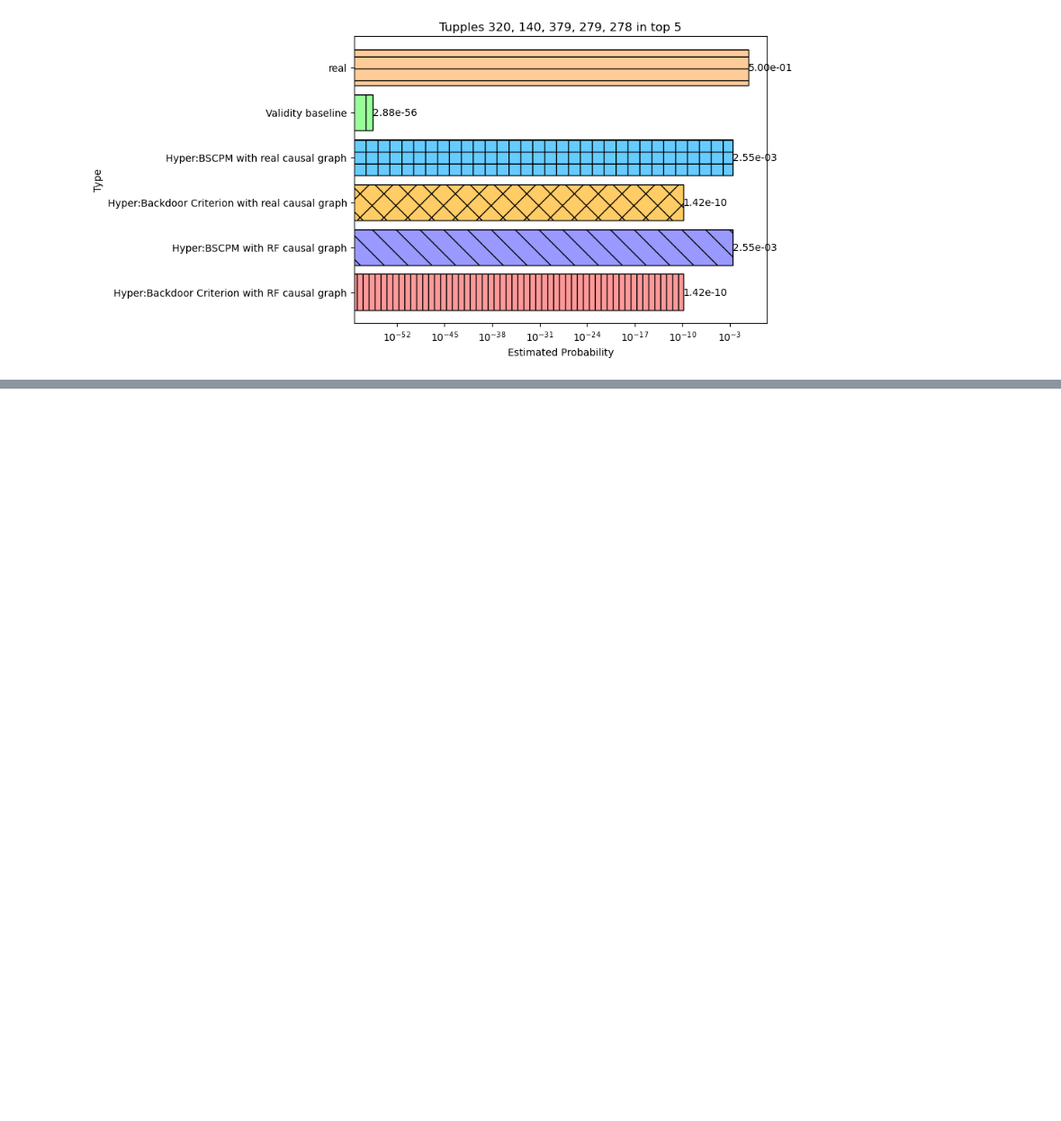
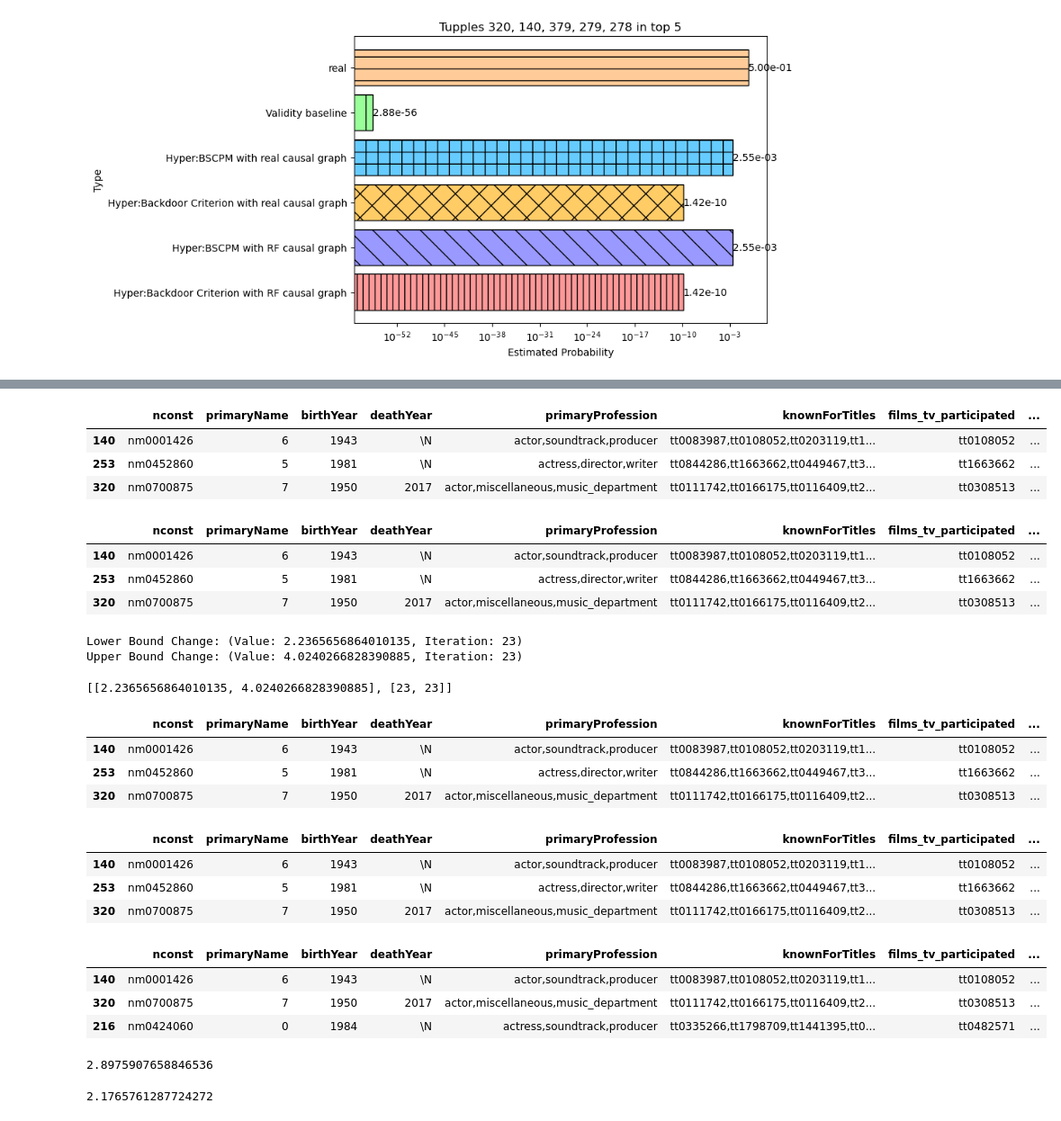
Before and after one commit to sainyam/Hyper-Code, a Jupyter notebook: ranking_query/imdb_redo.ipynb, the cells around one changed output, grey strips where cells are left out. Shown: that part at 90% size. Drawn from its saved outputs; the diff is of its cells as text; code cells hidden in the pictures; blank space fills up the shorter version.

```diff
--- a/ranking_query/imdb_redo.ipynb
+++ b/ranking_query/imdb_redo.ipynb
@@ -697,0 +773,7 @@ plt.show()
+# %%
+ranking_funcs.get_ranking_query(new_G_combined, df, 3, {'numVotes':3}, 'averageRating',{'primaryName':5},'multiply_by')
+# %% [output]
+|  | nconst | primaryName | birthYear | deathYear | primaryProfession | knownForTitles | films_tv_participated | ... |
+| 140 | nm0001426 | 6 | 1943 | \N | actor,soundtrack,producer | tt0083987,tt0108052,tt0203119,tt1... | tt0108052 | ... |
+| 253 | nm0452860 | 5 | 1981 | \N | actress,director,writer | tt0844286,tt1663662,tt0449467,tt3... | tt1663662 | ... |
+| 320 | nm0700875 | 7 | 1950 | 2017 | actor,miscellaneous,music_department | tt0111742,tt0166175,tt0116409,tt2... | tt0308513 | ... |
@@ -697,0 +782,42 @@ plt.show()
+# %%
+ranking_funcs.get_ranking_query(new_G_combined, df, 3, {'numVotes':2.2365656864010135*(1+x_sd*23)}, 'averageRating',{'primaryName':5},'multiply_by')
+# %% [output]
+|  | nconst | primaryName | birthYear | deathYear | primaryProfession | knownForTitles | films_tv_participated | ... |
+| 140 | nm0001426 | 6 | 1943 | \N | actor,soundtrack,producer | tt0083987,tt0108052,tt0203119,tt1... | tt0108052 | ... |
+| 253 | nm0452860 | 5 | 1981 | \N | actress,director,writer | tt0844286,tt1663662,tt0449467,tt3... | tt1663662 | ... |
+| 320 | nm0700875 | 7 | 1950 | 2017 | actor,miscellaneous,music_department | tt0111742,tt0166175,tt0116409,tt2... | tt0308513 | ... |
+# %%
+ranking_funcs.stable_ranking_opt_multi(new_G_combined, df, 3, {'numVotes':3}, 'averageRating',{'primaryName':5},100)
+# %% [output]
+Lower Bound Change: (Value: 2.2365656864010135, Iteration: 23)
+Upper Bound Change: (Value: 4.0240266828390885, Iteration: 23)
+[[2.2365656864010135, 4.0240266828390885], [23, 23]]
+# %%
+ranking_funcs.get_ranking_query(new_G_combined, df, 3, {'numVotes':3}, 'averageRating',{'primaryName':5},'multiply_by')
+# %% [output]
+|  | nconst | primaryName | birthYear | deathYear | primaryProfession | knownForTitles | films_tv_participated | ... |
+| 140 | nm0001426 | 6 | 1943 | \N | actor,soundtrack,producer | tt0083987,tt0108052,tt0203119,tt1... | tt0108052 | ... |
+| 253 | nm0452860 | 5 | 1981 | \N | actress,director,writer | tt0844286,tt1663662,tt0449467,tt3... | tt1663662 | ... |
+| 320 | nm0700875 | 7 | 1950 | 2017 | actor,miscellaneous,music_department | tt0111742,tt0166175,tt0116409,tt2... | tt0308513 | ... |
+# %%
+ranking_funcs.get_ranking_query(new_G_combined, df, 3, {'numVotes':2.2365656864010135*(1+23*x_sd)}, 'averageRating',{'primaryName':5},'multiply_by')
+# %% [output]
+|  | nconst | primaryName | birthYear | deathYear | primaryProfession | knownForTitles | films_tv_participated | ... |
+| 140 | nm0001426 | 6 | 1943 | \N | actor,soundtrack,producer | tt0083987,tt0108052,tt0203119,tt1... | tt0108052 | ... |
+| 253 | nm0452860 | 5 | 1981 | \N | actress,director,writer | tt0844286,tt1663662,tt0449467,tt3... | tt1663662 | ... |
+| 320 | nm0700875 | 7 | 1950 | 2017 | actor,miscellaneous,music_department | tt0111742,tt0166175,tt0116409,tt2... | tt0308513 | ... |
+# %%
+ranking_funcs.get_ranking_query(new_G_combined, df, 3, {'numVotes':1.0664980481415307*(1+81*x_sd)}, 'averageRating',{'primaryName':5},'multiply_by')
+# %% [output]
+|  | nconst | primaryName | birthYear | deathYear | primaryProfession | knownForTitles | films_tv_participated | ... |
+| 140 | nm0001426 | 6 | 1943 | \N | actor,soundtrack,producer | tt0083987,tt0108052,tt0203119,tt1... | tt0108052 | ... |
+| 320 | nm0700875 | 7 | 1950 | 2017 | actor,miscellaneous,music_department | tt0111742,tt0166175,tt0116409,tt2... | tt0308513 | ... |
+| 216 | nm0424060 | 0 | 1984 | \N | actress,soundtrack,producer | tt0335266,tt1798709,tt1441395,tt0... | tt0482571 | ... |
+# %%
+2.2365656864010135*(1+23*x_sd)
+# %% [output]
+2.8975907658846536
+# %%
+1.0664980481415307*(1+81*x_sd)
+# %% [output]
+2.1765761287724272
```
Also changed, not shown: parts of 14 cells of this notebook, 17 other files.
